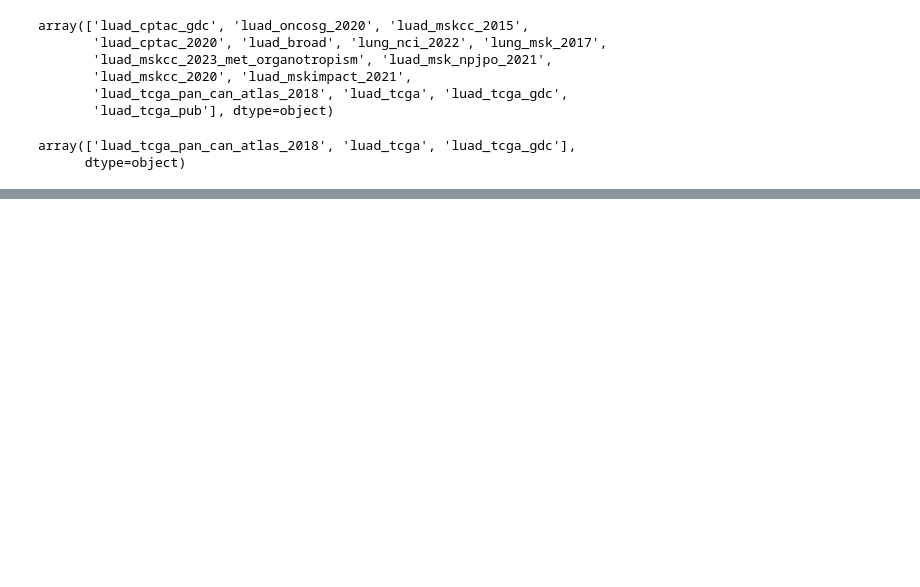
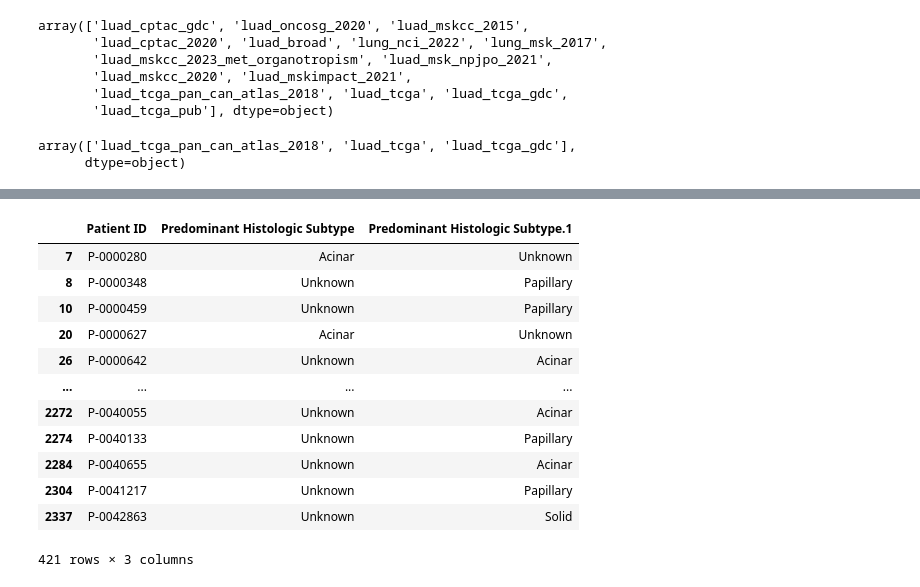
Before and after one commit to voreille/histotab, a Jupyter notebook: notebooks/format_cbioportal_data.ipynb, the cells around one changed output, grey strips where cells are left out. Drawn from its saved outputs; the diff is of its cells as text; code cells hidden in the pictures; blank space fills up the shorter version.

```diff
--- a/notebooks/format_cbioportal_data.ipynb
+++ b/notebooks/format_cbioportal_data.ipynb
@@ -168,0 +367,6 @@ clinical_df_tcga.shape
+# %%
+clinical_df_msk = deduplicate_clinical(
+    clinical_df_msk, study_priority={"luad_mskcc_2020": 1, "luad_mskcc_2023_met_organotropism": 2},
+    )
+# %%
+clinical_df_msk["Sample Type"] = clinical_df_msk["Sample Type"].fillna("Not Filled")
@@ -168,0 +385,2 @@ clinical_df_tcga.shape
+# %%
+clinical_df_msk = clinical_df_msk[clinical_df_msk["Sample Type"] != "Metastasis"]
@@ -168,0 +404,21 @@ clinical_df_tcga.shape
+# %%
+# Replacing NaN values in histologic subtype columns with "Unknown" cause Unkown already presents
+clinical_df_msk["Predominant Histologic Subtype"] = clinical_df_msk["Predominant Histologic Subtype"].fillna("Unknown")
+clinical_df_msk ["Predominant Histologic Subtype.1"] = clinical_df_msk["Predominant Histologic Subtype.1"].fillna("Unknown")
+# %%
+mask = clinical_df_msk["Predominant Histologic Subtype"] != clinical_df_msk["Predominant Histologic Subtype.1"]
+clinical_df_msk.loc[mask, ["Patient ID", "Predominant Histologic Subtype", "Predominant Histologic Subtype.1"]]
+# %% [output]
+|  | Patient ID | Predominant Histologic Subtype | Predominant Histologic Subtype.1 |
+| 7 | P-0000280 | Acinar | Unknown |
+| 8 | P-0000348 | Unknown | Papillary |
+| 10 | P-0000459 | Unknown | Papillary |
+| 20 | P-0000627 | Acinar | Unknown |
+| 26 | P-0000642 | Unknown | Acinar |
+| ... | ... | ... | ... |
+| 2272 | P-0040055 | Unknown | Acinar |
+| 2274 | P-0040133 | Unknown | Papillary |
+| 2284 | P-0040655 | Unknown | Acinar |
+| 2304 | P-0041217 | Unknown | Papillary |
+| 2337 | P-0042863 | Unknown | Solid |
+421 rows × 3 columns
```
Also changed, not shown: parts of 62 cells of this notebook, 3 other files.
